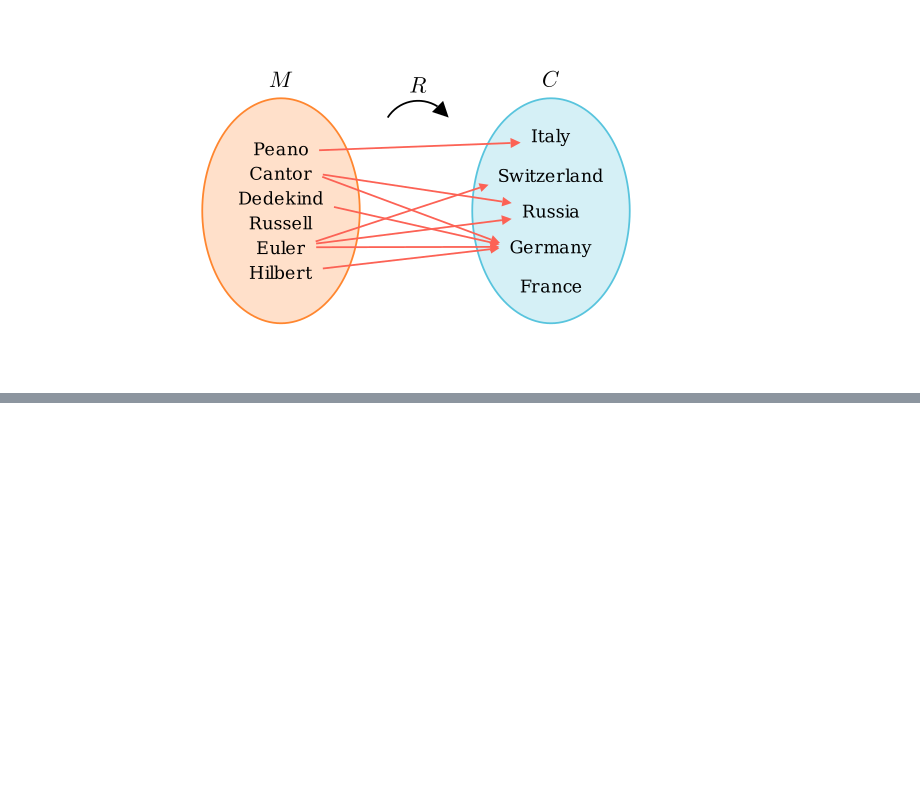
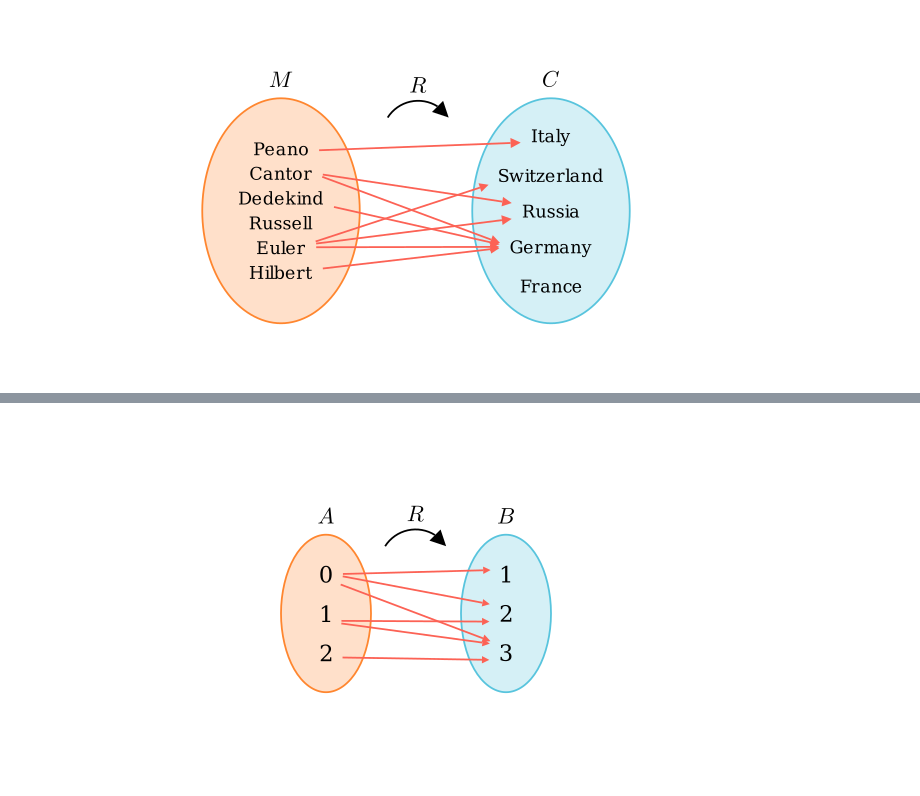
Before and after one commit to PhotonicGluon/NZQRC-Book, a Jupyter notebook: code/image_generation/part-0.ipynb, the cells around one changed output, grey strips where cells are left out. Saved outputs shown, nothing was run; the diff lists cells and outputs as text; code cells hidden in the pictures; blank space fills up the shorter version.

Commit message:
Add most of the rest of section 3.1 (What is a Relation?)

```diff
--- a/code/image_generation/part-0.ipynb
+++ b/code/image_generation/part-0.ipynb
@@ -29,6 +29,6 @@ The "is born in" relation diagram.
 # %%
 %%handle_display
-%%manim --output_file 0-relations-lived-in-relation.png RelationDiagram
+%%manim --output_file 0_relations_lived-in-relation.png RelationDiagram
 
 M_FONT_SIZE = 28
 C_FONT_SIZE = 28
@@ -51,7 +51,7 @@ class RelationDiagram(Scene):
         label_m = MathTex("M", color=BLACK).next_to(ellipse_m, UP)
         label_c = MathTex("C", color=BLACK).next_to(ellipse_c, UP)
 
-        # Create elements for sets M
+        # Create elements for sets
         elements_m = ["Peano", "Cantor", "Dedekind", "Russell", "Euler", "Hilbert"]
         elements_c = ["Italy", "Switzerland", "Russia", "Germany", "France"]
 
@@ -86,7 +86,14 @@ class RelationDiagram(Scene):
 
         # Add relation label above the arrows
         relation_label = MathTex("R", color=BLACK).next_to(arrows, 4*UP)
-        relation_label.add(CurvedArrow(relation_label.get_left() + LEFT * 0.5, relation_label.get_right() + RIGHT * 0.5, stroke_width=ARROW_STROKE_WIDTH, color=BLACK).flip(LEFT).shift(DOWN * 0.35))
+        relation_label.add(
+            CurvedArrow(
+                relation_label.get_left() + LEFT * 0.5,
+                relation_label.get_right() + RIGHT * 0.5,
+                stroke_width=ARROW_STROKE_WIDTH,
+                color=BLACK
+            ).flip(LEFT).shift(DOWN * 0.35)
+        )
 
         # Add all elements to the scene
         group = Group(ellipse_m, ellipse_c, label_m, label_c, elements_m, elements_c, arrows, relation_label)
@@ -97,0 +107,72 @@ Manim Community v0.18.1
+# %%
+%%handle_display
+%%manim --output_file=0_relations_less-than-relation.png RelationDiagram
+
+A_FONT_SIZE = 36
+B_FONT_SIZE = 36
+
+ARROW_STROKE_WIDTH = 4
+ARROW_TIP_RATIO = 0.05
+
+class RelationDiagram(Scene):
+    def construct(self):
+        # Create the ellipses
+        ellipse_a = Ellipse(width=2, height=3.5, color=ORANGE)
+        ellipse_a.set_fill(ORANGE, opacity=0.25)
+        ellipse_a.shift(LEFT * 2)
+
+        ellipse_b = Ellipse(width=2, height=3.5, color=BLUE)
+        ellipse_b.set_fill(BLUE, opacity=0.25)
+        ellipse_b.shift(RIGHT * 2)
+
+        # Create labels for the ellipses
+        label_a = MathTex("A", color=BLACK).next_to(ellipse_a, UP)
+        label_b = MathTex("B", color=BLACK).next_to(ellipse_b, UP)
+
+        # Create elements for sets
+        elements_a = ["0", "1", "2"]
+        elements_b = ["1", "2", "3"]
+
+        elements_a = [Text(a, font_size=A_FONT_SIZE, color=BLACK) for a in elements_a]
+        elements_b = [Text(b, font_size=B_FONT_SIZE, color=BLACK) for b in elements_b]
+
+        elements_a = VGroup(*elements_a).arrange(DOWN, buff=0.5).move_to(ellipse_a)
+        elements_b = VGroup(*elements_b).arrange(DOWN, buff=0.5).move_to(ellipse_b)
+
+        # Create arrows
+        arrow_links = [
+            (0, 0),
+            (0, 1),
+            (0, 2),
+            (1, 1),
+            (1, 2),
+            (2, 2)
+        ]
+        arrows = [
+            Arrow(
+                elements_a[i],
+                elements_b[j],
+                stroke_width=ARROW_STROKE_WIDTH,
+                max_tip_length_to_length_ratio=ARROW_TIP_RATIO,
+                color=RED
+            )
+            for i, j in arrow_links
+        ]
+        arrows = VGroup(*arrows)
+
+        # Add relation label above the arrows
+        relation_label = MathTex("R", color=BLACK).next_to(arrows, 4*UP)
+        relation_label.add(
+            CurvedArrow(
+                relation_label.get_left() + LEFT * 0.5,
+                relation_label.get_right() + RIGHT * 0.5,
+                stroke_width=ARROW_STROKE_WIDTH,
+                color=BLACK
+            ).flip(LEFT).shift(DOWN * 0.35)
+        )
+
+        # Add all elements to the scene
+        group = Group(ellipse_a, ellipse_b, label_a, label_b, elements_a, elements_b, arrows, relation_label)
+        group.center()
+        self.add(group)
+# %% [output]
@@ -97,0 +180 @@ Manim Community v0.18.1
+[figure, added]
```
Also changed, not shown: parts of 9 cells of this notebook, 6 other files.
